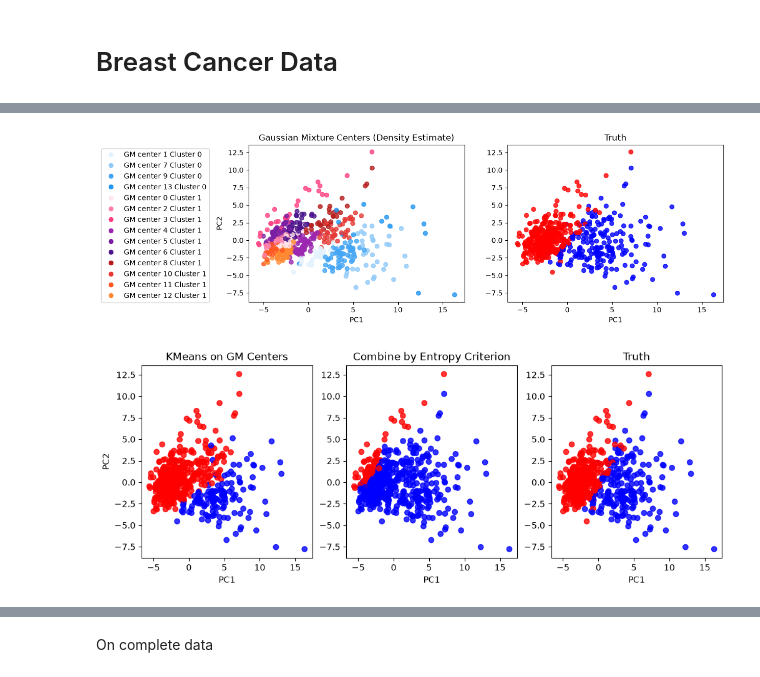
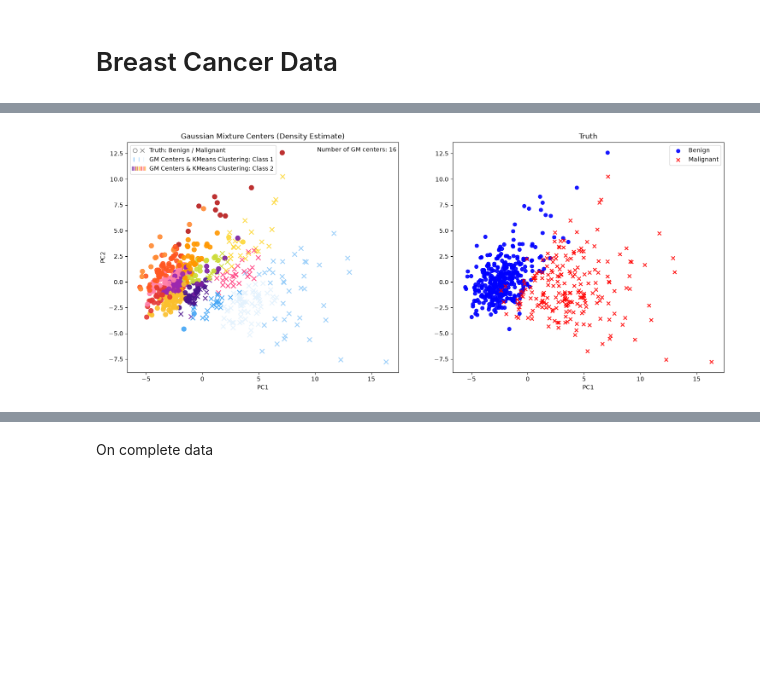
Before and after one commit to huimin-hu-stat/MAR-v2, a Jupyter notebook: clustering.ipynb, the cells around one changed output, grey strips where cells are left out. Cells and saved outputs as stored; diff of their text form; code cells hidden in the pictures; blank space fills up the shorter version.

```diff
--- a/clustering.ipynb
+++ b/clustering.ipynb
@@ -121,46 +133,33 @@ handles = [
 # %%
-_, axes = plt.subplots(1,2, figsize=(12,4))
+_, axes = plt.subplots(1,2, figsize=(18,7))
 
-axes[0].scatter(pcs[:, 0], pcs[:, 1], c=colors, alpha=0.8)
+for i in range(len(X)):
+    axes[0].scatter(pcs[i, 0], pcs[i, 1], c=colors[i],
+               marker=markers[i], s=60, alpha=0.9)
 
 axes[0].set_xlabel("PC1")
 axes[0].set_ylabel("PC2")
-axes[0].legend(handles=handles, loc="upper left", bbox_to_anchor=(-0.7, 1))
+axes[0].legend(handles, labels,
+    handler_map={tuple: HandlerTuple(ndivide=None)},
+    loc='best')
 axes[0].set_title('Gaussian Mixture Centers (Density Estimate)')
+axes[0].text(0.7, 0.98, f'Number of GM centers: {cl.best_k}',
+             transform=axes[0].transAxes,
+             ha='left', va='top')
 
-axes[1].scatter(pcs[:,0], pcs[:,1], c=np.where(y, 'red', 'blue'), alpha=0.8)
+axes[1].scatter(pcs[mask1,0], pcs[mask1,1], c='blue', alpha=0.9, label='Benign')
+axes[1].scatter(pcs[~mask1,0], pcs[~mask1,1], marker='x', c='red', alpha=0.9, label = 'Malignant')
 axes[1].set_title('Truth')
 axes[1].set_xlabel("PC1")
+axes[1].legend()
 
 plt.savefig(
     'results/clustering1.png',
     dpi=300,
     bbox_inches="tight",
     pad_inches=0.2
 )
 
 plt.show()
 # %% [output]
-[figure, old version]
+[figure, new version]
-# %%
-_, axes = plt.subplots(1,3, figsize=(12,4))
-
-axes[0].scatter(pcs[:,0], pcs[:,1], c=np.where(labels_centers, 'red', 'blue'), alpha=0.8)
-axes[0].set_title('KMeans on GM Centers')
-axes[0].set_xlabel("PC1")
-axes[0].set_ylabel("PC2")
-
-axes[1].scatter(pcs[:,0], pcs[:,1], c=np.where(labels_entropy_combi, 'red', 'blue'), alpha=0.8)
-axes[1].set_title('Combine by Entropy Criterion')
-axes[1].set_xlabel("PC1")
-
-axes[2].scatter(pcs[:,0], pcs[:,1], c=np.where(y, 'red', 'blue'), alpha=0.8)
-axes[2].set_title('Truth')
-axes[2].set_xlabel("PC1")
-
-plt.savefig('results/clustering2.png',dpi=300,
-    bbox_inches="tight",)
-
-plt.show()
-# %% [output]
-[figure, removed]
```
Also changed, not shown: parts of 18 cells of this notebook, 6 other files.
